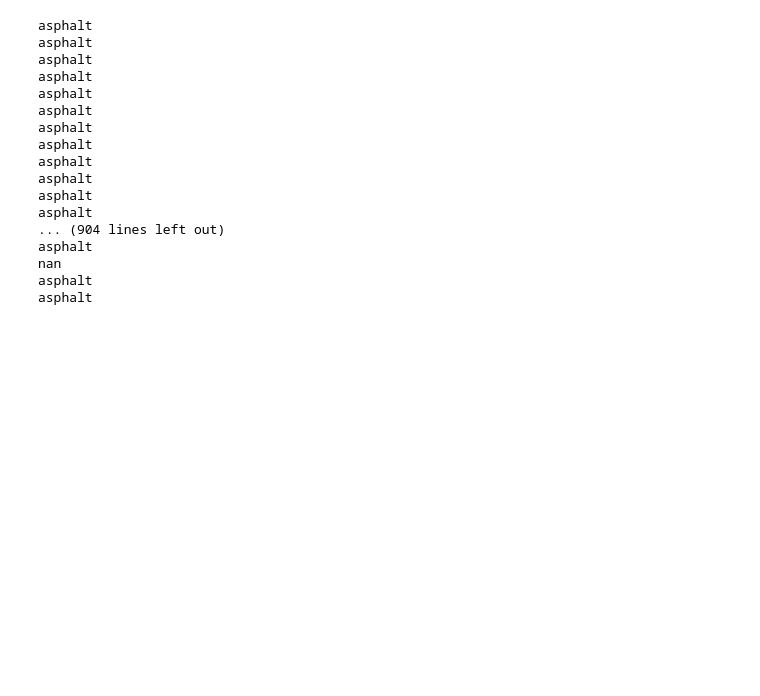
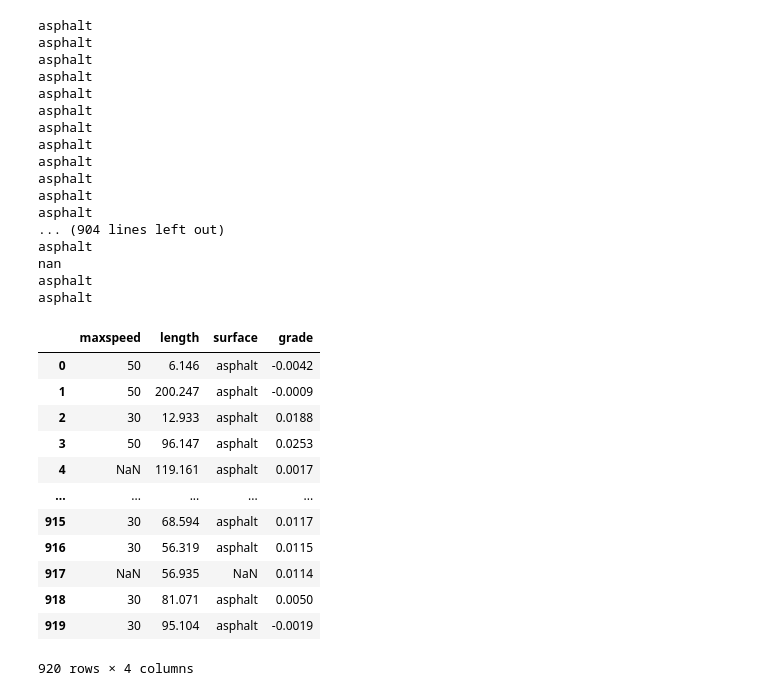
Before and after one commit to enviroCar/envirocar-py, a Jupyter notebook: examples/Energy_demand.ipynb, the cells around one changed output. Saved outputs shown, nothing was run; the diff lists cells and outputs as text; code cells hidden in the pictures; blank space fills up the shorter version.

```diff
--- a/examples/Energy_demand.ipynb
+++ b/examples/Energy_demand.ipynb
@@ -193,8 +195,13 @@ ox.plot_graph(G_projected)
+# %%
+
+# add elevation to each of the nodes, using the google elevation API, then calculate edge grades
+G = ox.add_node_elevations(G, api_key=google_elevation_api_key)
+G = ox.add_edge_grades(G
 # %% [markdown]
 ## Convert the OSM Netwok to geodataframe and filter the attributes
 # %%
 nodes, streets = ox.graph_to_gdfs(G)
-road_network = streets[['maxspeed','length','surface',]]
+road_network = streets[['maxspeed','length','surface','grade']]
 road_network
 #to check the type of surface "for rolling coff."
 for i in road_network.index:
@@ -217,6 +224,22 @@ asphalt
 nan
 asphalt
 asphalt
+# %%
+road_network
+# %% [output]
+|  | maxspeed | length | surface | grade |
+| 0 | 50 | 6.146 | asphalt | -0.0042 |
+| 1 | 50 | 200.247 | asphalt | -0.0009 |
+| 2 | 30 | 12.933 | asphalt | 0.0188 |
+| 3 | 50 | 96.147 | asphalt | 0.0253 |
+| 4 | NaN | 119.161 | asphalt | 0.0017 |
+| ... | ... | ... | ... | ... |
+| 915 | 30 | 68.594 | asphalt | 0.0117 |
+| 916 | 30 | 56.319 | asphalt | 0.0115 |
+| 917 | NaN | 56.935 | NaN | 0.0114 |
+| 918 | 30 | 81.071 | asphalt | 0.0050 |
+| 919 | 30 | 95.104 | asphalt | -0.0019 |
+920 rows × 4 columns
 # %%
 # to download osm network
 ox.save_load.save_graph_shapefile(G, filename='write your path here')
```
Also changed, not shown: parts of 1 cell of this notebook.
